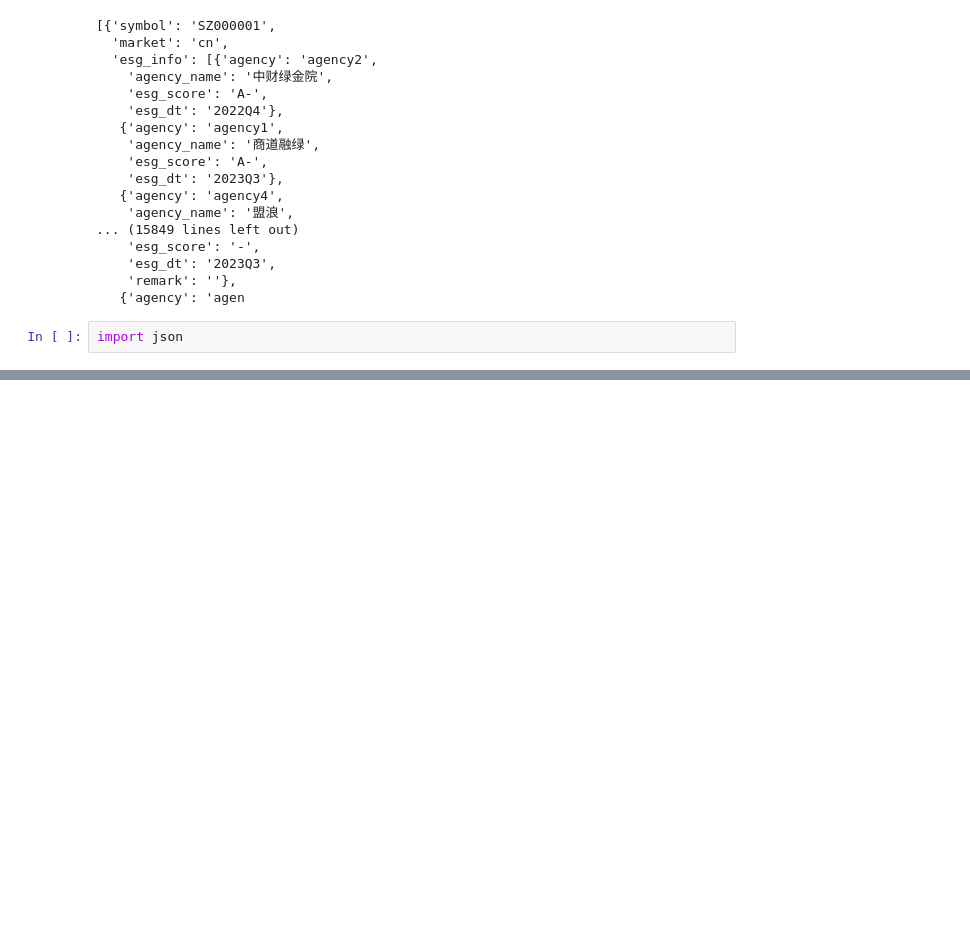
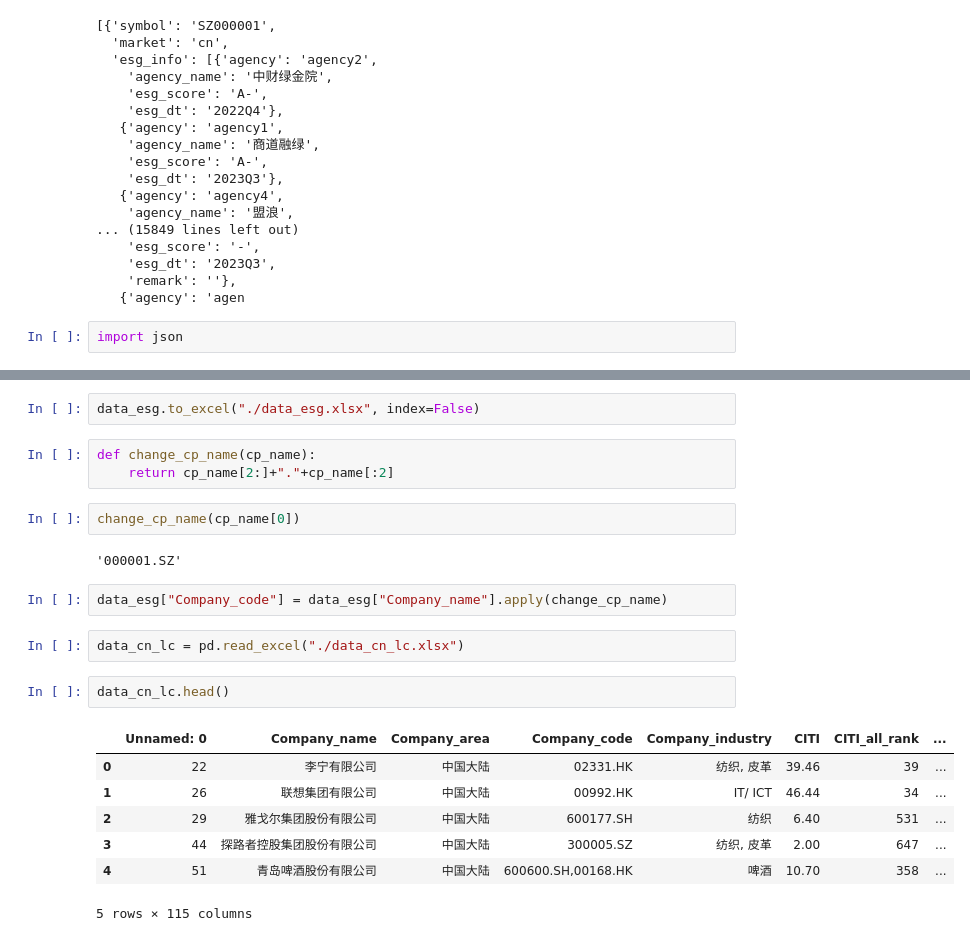
Before and after one commit to firezl/green-supply-chain, a Jupyter notebook: process.ipynb, the cells around one changed output, grey strips where cells are left out. Drawn from its saved outputs; the diff is of its cells as text; blank space fills up the shorter version.

```diff
--- a/process.ipynb
+++ b/process.ipynb
@@ -285,0 +331,23 @@ data_esg_all_2[0]
+# %%
+data_esg.to_excel("./data_esg.xlsx", index=False)
+# %%
+def change_cp_name(cp_name):
+    return cp_name[2:]+"."+cp_name[:2]
+# %%
+change_cp_name(cp_name[0])
+# %% [output]
+'000001.SZ'
+# %%
+data_esg["Company_code"] = data_esg["Company_name"].apply(change_cp_name)
+# %%
+data_cn_lc = pd.read_excel("./data_cn_lc.xlsx")
+# %%
+data_cn_lc.head()
+# %% [output]
+|  | Unnamed: 0 | Company_name | Company_area | Company_code | Company_industry | CITI | CITI_all_rank | ... |
+| 0 | 22 | 李宁有限公司 | 中国大陆 | 02331.HK | 纺织, 皮革 | 39.46 | 39 | ... |
+| 1 | 26 | 联想集团有限公司 | 中国大陆 | 00992.HK | IT/ ICT | 46.44 | 34 | ... |
+| 2 | 29 | 雅戈尔集团股份有限公司 | 中国大陆 | 600177.SH | 纺织 | 6.40 | 531 | ... |
+| 3 | 44 | 探路者控股集团股份有限公司 | 中国大陆 | 300005.SZ | 纺织, 皮革 | 2.00 | 647 | ... |
+| 4 | 51 | 青岛啤酒股份有限公司 | 中国大陆 | 600600.SH,00168.HK | 啤酒 | 10.70 | 358 | ... |
+5 rows × 115 columns
```
Also changed, not shown: parts of 13 cells of this notebook, 2 other files.
